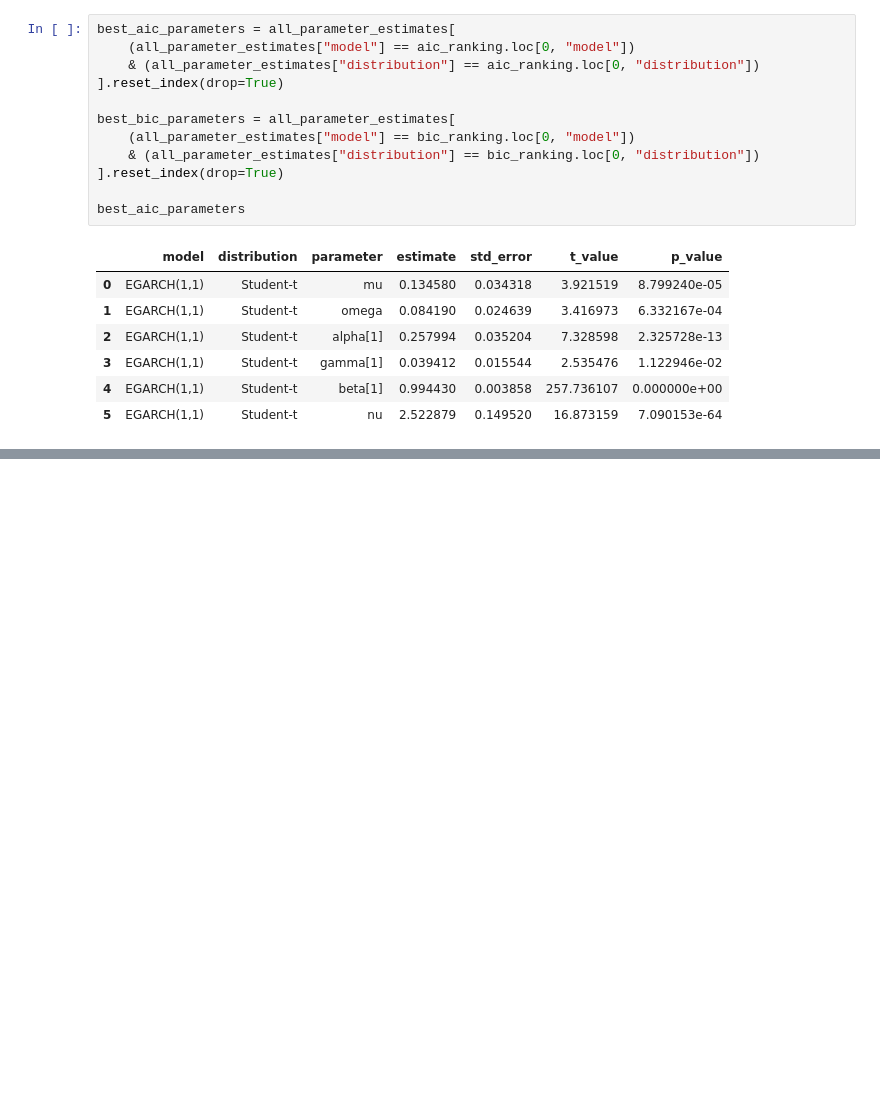
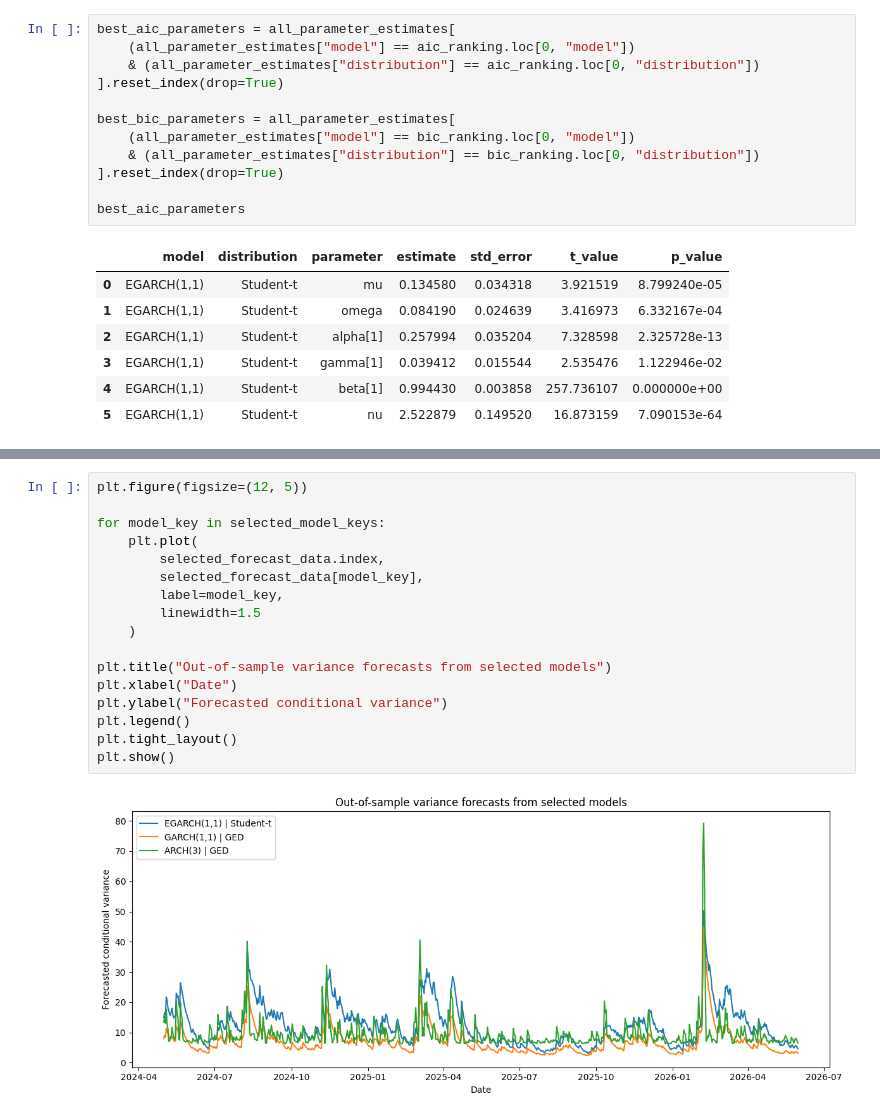
Before and after one commit to matthijs174/project, a Jupyter notebook: notebooks/02_model_estimation_and_forecasting.ipynb, the cells around one changed output, grey strips where cells are left out. Drawn from its saved outputs; the diff is of its cells as text; blank space fills up the shorter version.

```diff
--- a/notebooks/02_model_estimation_and_forecasting.ipynb
+++ b/notebooks/02_model_estimation_and_forecasting.ipynb
@@ -1043,0 +1526,19 @@ diagnostic_display_table.head(10)
+# %%
+plt.figure(figsize=(12, 5))
+
+for model_key in selected_model_keys:
+    plt.plot(
+        selected_forecast_data.index,
+        selected_forecast_data[model_key],
+        label=model_key,
+        linewidth=1.5
+    )
+
+plt.title("Out-of-sample variance forecasts from selected models")
+plt.xlabel("Date")
+plt.ylabel("Forecasted conditional variance")
+plt.legend()
+plt.tight_layout()
+plt.show()
+# %% [output]
+[figure, added]
```
Also changed, not shown: parts of 34 cells of this notebook.
